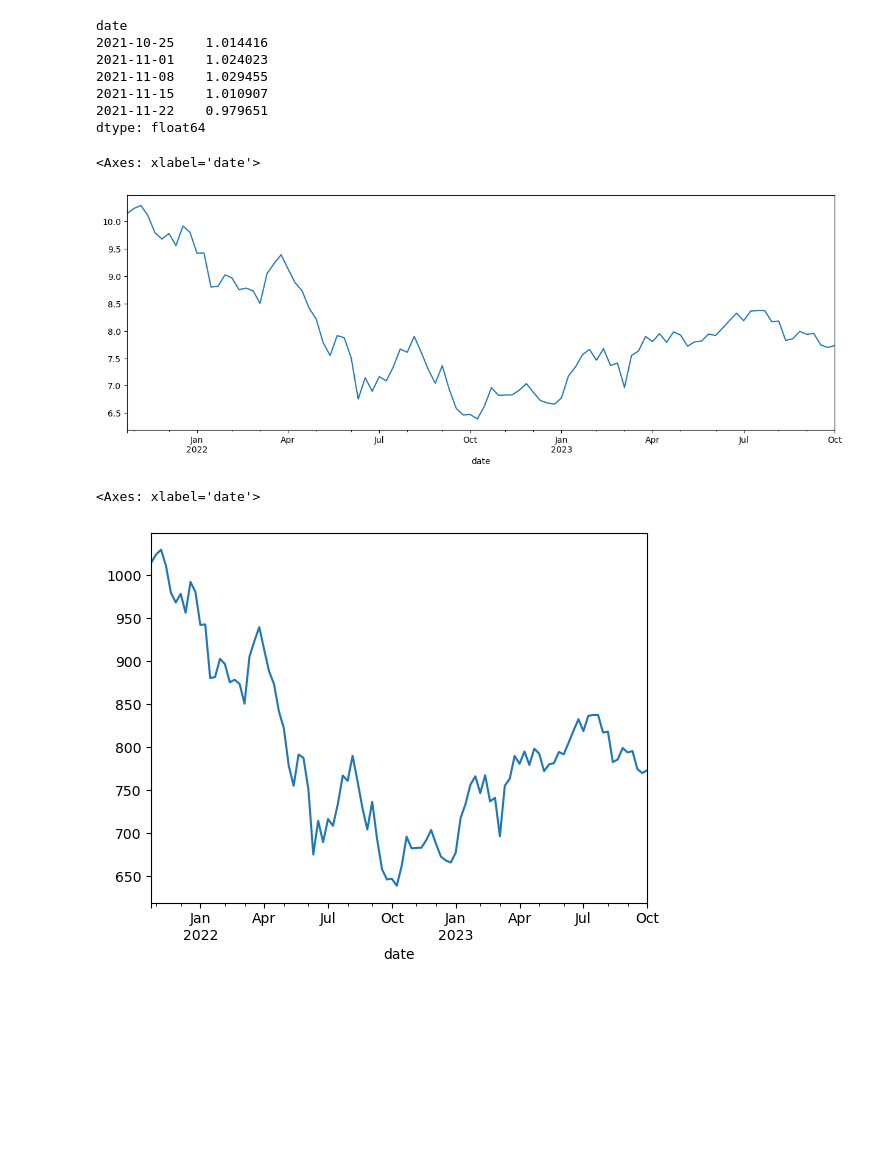
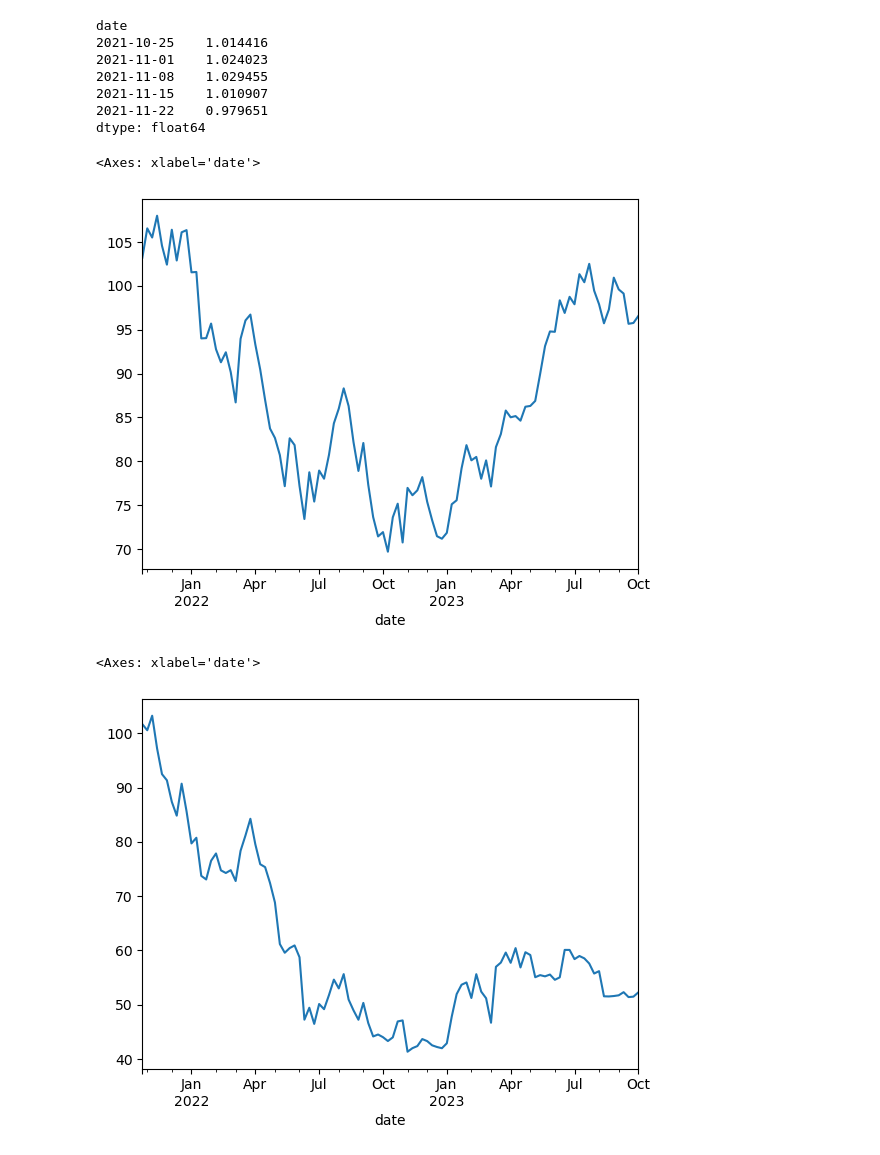
Before and after one commit to fintech-lex/finance-starterkit, a Jupyter notebook: Portfolio_creation.ipynb, the cells around one changed output. Saved outputs shown, nothing was run; the diff lists cells and outputs as text; code cells hidden in the pictures; blank space fills up the shorter version.

```diff
--- a/Portfolio_creation.ipynb
+++ b/Portfolio_creation.ipynb
@@ -5,7 +3,7 @@ import json
 import matplotlib.pyplot as plt
 # %%
-wkly_close_etf3=pd.read_csv('Resources/WKLY_ETF_close_prices.csv',index_col = "date", infer_datetime_format = True, parse_dates = True).sort_index(ascending=True)
-wkly_close_etf3
+wkly_close_etf=pd.read_csv('Resources/WKLY_ETF_close_prices.csv',index_col = "date", infer_datetime_format = True, parse_dates = True).sort_index(ascending=True)
+wkly_close_etf
 # %% [output]
 |  | SPY wkly close | QQQ wkly close | DIA wkly close | VNQ wkly close | BITO wkly close |
 | date |  |  |  |  |  |
@@ -33,7 +31,7 @@ BITO wkly close    420
 dtype: int64
 # %%
 #find volatility
-wkly_pct_change=wkly_close_etf3.pct_change()
+wkly_pct_change=wkly_close_etf.pct_change()
 wkly_pct_change
 # %% [output]
 |  | SPY wkly close | QQQ wkly close | DIA wkly close | VNQ wkly close | BITO wkly close |
@@ -110,8 +98,8 @@ date
 2021-11-22   -0.030919
 dtype: float64
 # %%
-cumulative_returns2 = (1 + portfolio_returns).cumprod()
-cumulative_returns2.head()
+cumulative_returns = (1 + portfolio_returns).cumprod()
+cumulative_returns.head()
 # %% [output]
 date
 2021-10-25    1.014416
@@ -121,24 +109,24 @@ date
 2021-11-22    0.979651
 dtype: float64
 # %%
-# Plot the returns of the portfolio with initial investment of $10
-initial_investment = 10
-cumulative_profit = initial_investment * cumulative_returns2
-cumulative_profit.plot(figsize=(15,5))
+# Plot the returns of the portfolio with initial investment of $100
+initial_investment = 100
+cumulative_profit = initial_investment * cumulative_returns
+cumulative_profit.plot()
 # %% [output]
 <Axes: xlabel='date'>
-[figure, old version]
+[figure, new version]
 # %%
-# Change weights for more risker profile of stocks, weighted heavly towards BITO
-weights2 = [.1,.1,.1,0,.7]
-portfolio_returns2 = wkly_pct_change.dot(weights)
+# Change weights for more risker profile of etf, weighted heavly towards BITO, VNQ, and QQQ
+weights = [0,.1,0,.3,.6]
+portfolio_returns = wkly_pct_change.dot(weights)
 
-cumulative_returns3 = (1 + portfolio_returns2).cumprod()
+cumulative_returns = (1 + portfolio_returns).cumprod()
 
-initial_investment = 1000
-cumulative_profit2 = initial_investment * cumulative_returns3
-cumulative_profit2.plot()
+initial_investment = 100
+high_risk_portfolio = initial_investment * cumulative_returns
+high_risk_portfolio.plot()
 # %% [output]
 <Axes: xlabel='date'>
-[figure, old version]
+[figure, new version]
 # %%
```
Also changed, not shown: parts of 11 cells of this notebook.
